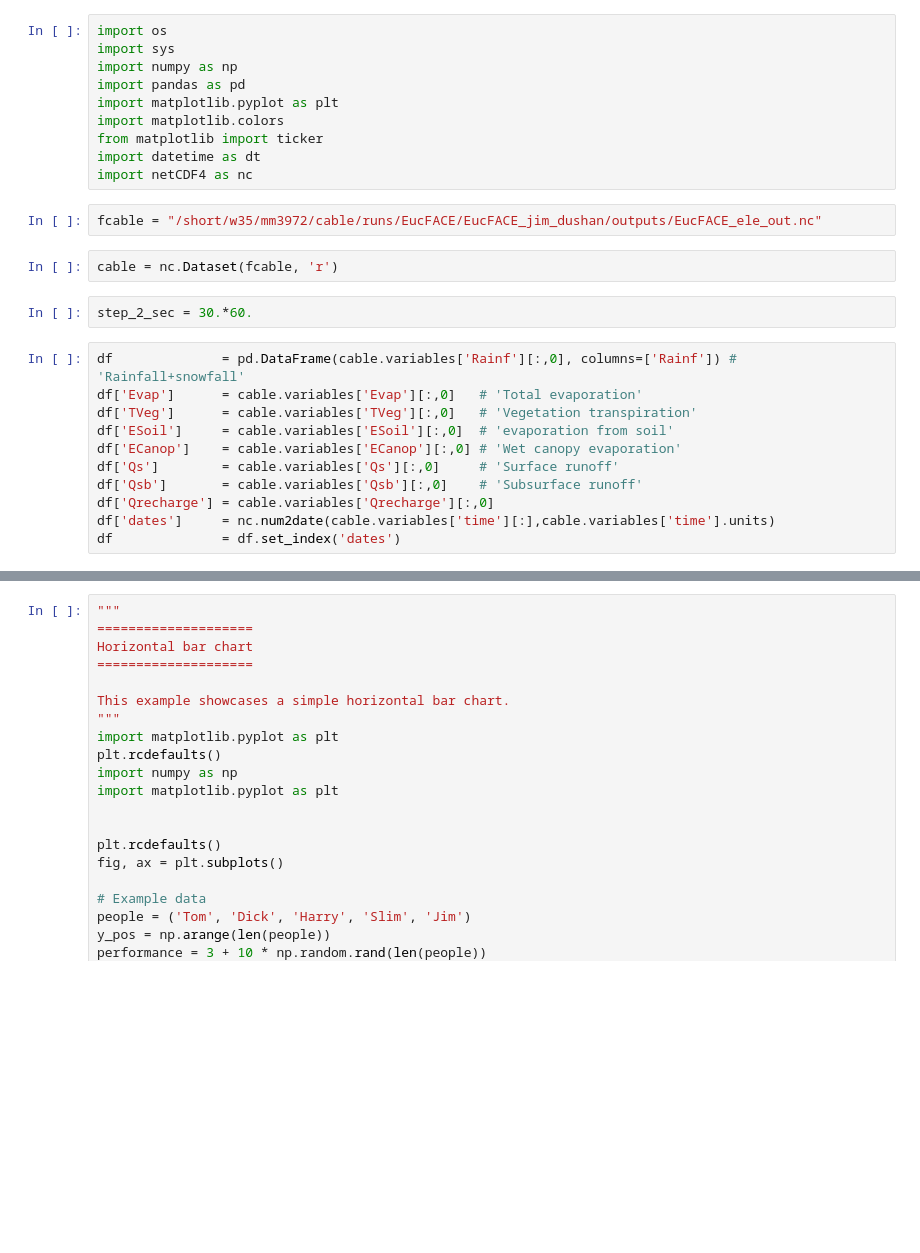
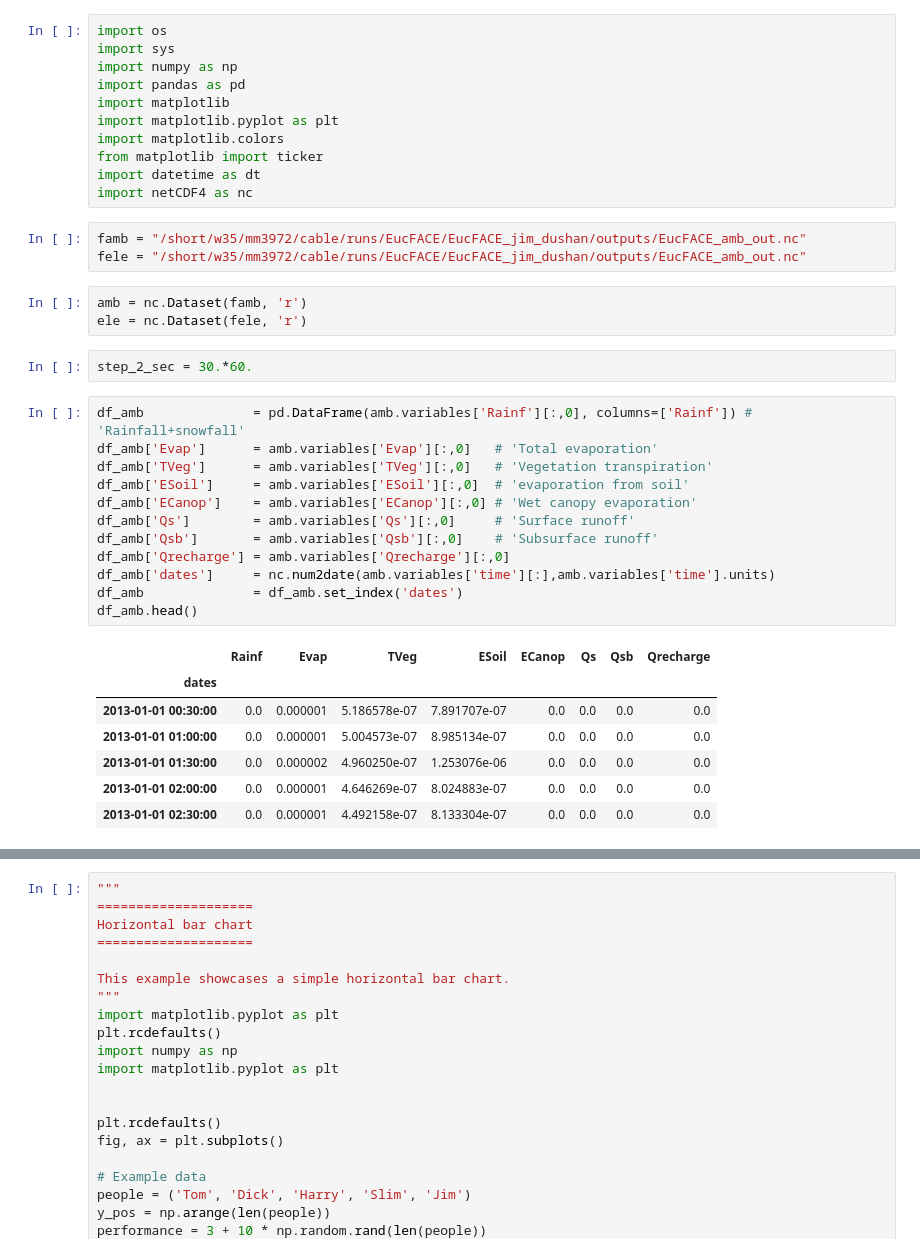
Before and after one commit to bibivking/gdata, a Jupyter notebook: plot_eucface_waterbal_cable_vs_obs.ipynb, the cells around one changed output, grey strips where cells are left out. Cells and saved outputs as stored; diff of their text form; blank space fills up the shorter version.

```diff
--- a/plot_eucface_waterbal_cable_vs_obs.ipynb
+++ b/plot_eucface_waterbal_cable_vs_obs.ipynb
@@ -3,25 +3,37 @@ import os
 import sys
 import numpy as np
 import pandas as pd
+import matplotlib
 import matplotlib.pyplot as plt
 import matplotlib.colors
 from matplotlib import ticker
 import datetime as dt
 import netCDF4 as nc
 # %%
-fcable = "/short/w35/mm3972/cable/runs/EucFACE/EucFACE_jim_dushan/outputs/EucFACE_ele_out.nc"
+famb = "/short/w35/mm3972/cable/runs/EucFACE/EucFACE_jim_dushan/outputs/EucFACE_amb_out.nc"
+fele = "/short/w35/mm3972/cable/runs/EucFACE/EucFACE_jim_dushan/outputs/EucFACE_amb_out.nc"
-# %%
-cable = nc.Dataset(fcable, 'r')
+# %%
+amb = nc.Dataset(famb, 'r')
+ele = nc.Dataset(fele, 'r')
 # %%
 step_2_sec = 30.*60.
 # %%
-df              = pd.DataFrame(cable.variables['Rainf'][:,0], columns=['Rainf']) # 'Rainfall+snowfall'
-df['Evap']      = cable.variables['Evap'][:,0]   # 'Total evaporation'
-df['TVeg']      = cable.variables['TVeg'][:,0]   # 'Vegetation transpiration'
-df['ESoil']     = cable.variables['ESoil'][:,0]  # 'evaporation from soil'
-df['ECanop']    = cable.variables['ECanop'][:,0] # 'Wet canopy evaporation'
-df['Qs']        = cable.variables['Qs'][:,0]     # 'Surface runoff'
-df['Qsb']       = cable.variables['Qsb'][:,0]    # 'Subsurface runoff'
-df['Qrecharge'] = cable.variables['Qrecharge'][:,0]
-df['dates']     = nc.num2date(cable.variables['time'][:],cable.variables['time'].units)
-df              = df.set_index('dates')
+df_amb              = pd.DataFrame(amb.variables['Rainf'][:,0], columns=['Rainf']) # 'Rainfall+snowfall'
+df_amb['Evap']      = amb.variables['Evap'][:,0]   # 'Total evaporation'
+df_amb['TVeg']      = amb.variables['TVeg'][:,0]   # 'Vegetation transpiration'
+df_amb['ESoil']     = amb.variables['ESoil'][:,0]  # 'evaporation from soil'
+df_amb['ECanop']    = amb.variables['ECanop'][:,0] # 'Wet canopy evaporation'
+df_amb['Qs']        = amb.variables['Qs'][:,0]     # 'Surface runoff'
+df_amb['Qsb']       = amb.variables['Qsb'][:,0]    # 'Subsurface runoff'
+df_amb['Qrecharge'] = amb.variables['Qrecharge'][:,0]
+df_amb['dates']     = nc.num2date(amb.variables['time'][:],amb.variables['time'].units)
+df_amb              = df_amb.set_index('dates')
+df_amb.head()
+# %% [output]
+|  | Rainf | Evap | TVeg | ESoil | ECanop | Qs | Qsb | Qrecharge |
+| dates |  |  |  |  |  |  |  |  |
+| 2013-01-01 00:30:00 | 0.0 | 0.000001 | 5.186578e-07 | 7.891707e-07 | 0.0 | 0.0 | 0.0 | 0.0 |
+| 2013-01-01 01:00:00 | 0.0 | 0.000001 | 5.004573e-07 | 8.985134e-07 | 0.0 | 0.0 | 0.0 | 0.0 |
+| 2013-01-01 01:30:00 | 0.0 | 0.000002 | 4.960250e-07 | 1.253076e-06 | 0.0 | 0.0 | 0.0 | 0.0 |
+| 2013-01-01 02:00:00 | 0.0 | 0.000001 | 4.646269e-07 | 8.024883e-07 | 0.0 | 0.0 | 0.0 | 0.0 |
+| 2013-01-01 02:30:00 | 0.0 | 0.000001 | 4.492158e-07 | 8.133304e-07 | 0.0 | 0.0 | 0.0 | 0.0 |
```
Also changed, not shown: parts of 12 cells of this notebook.
